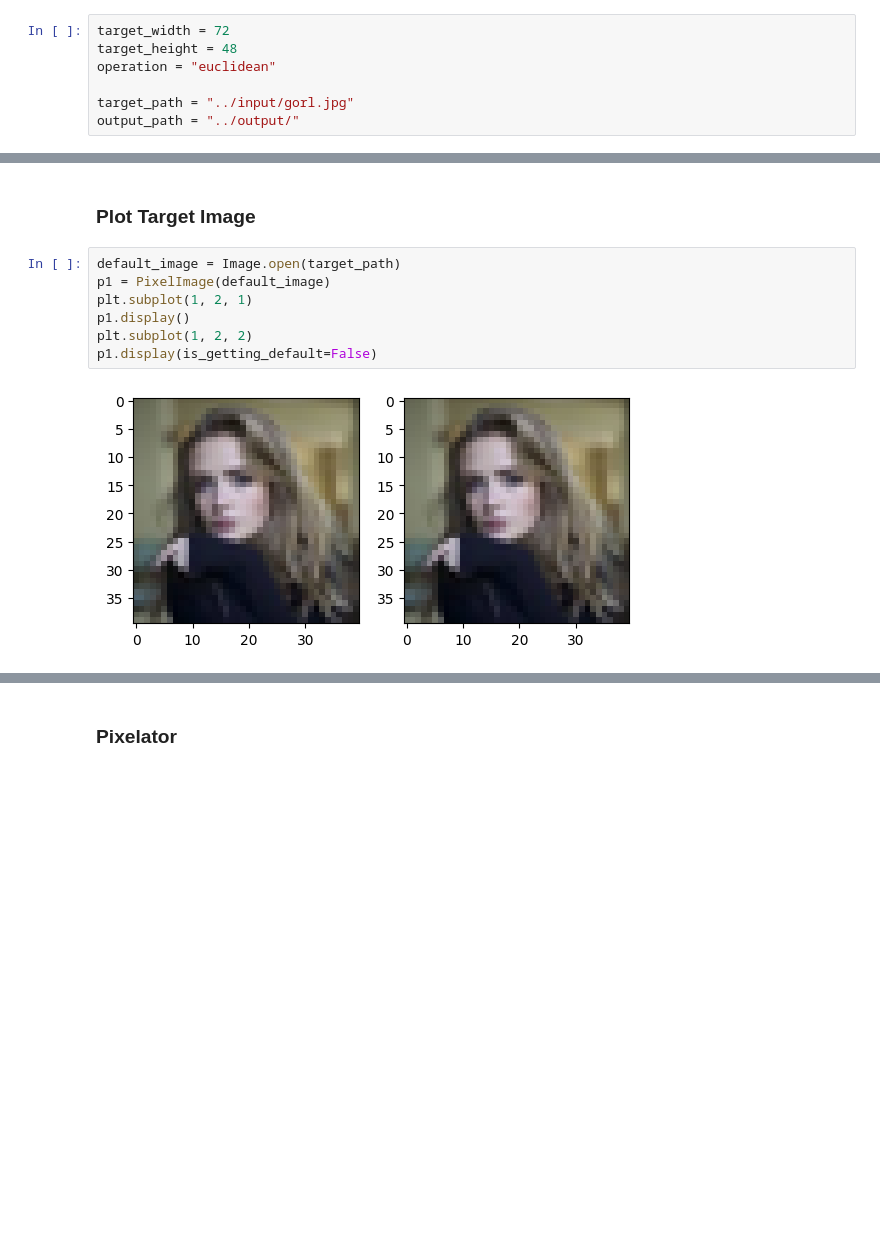
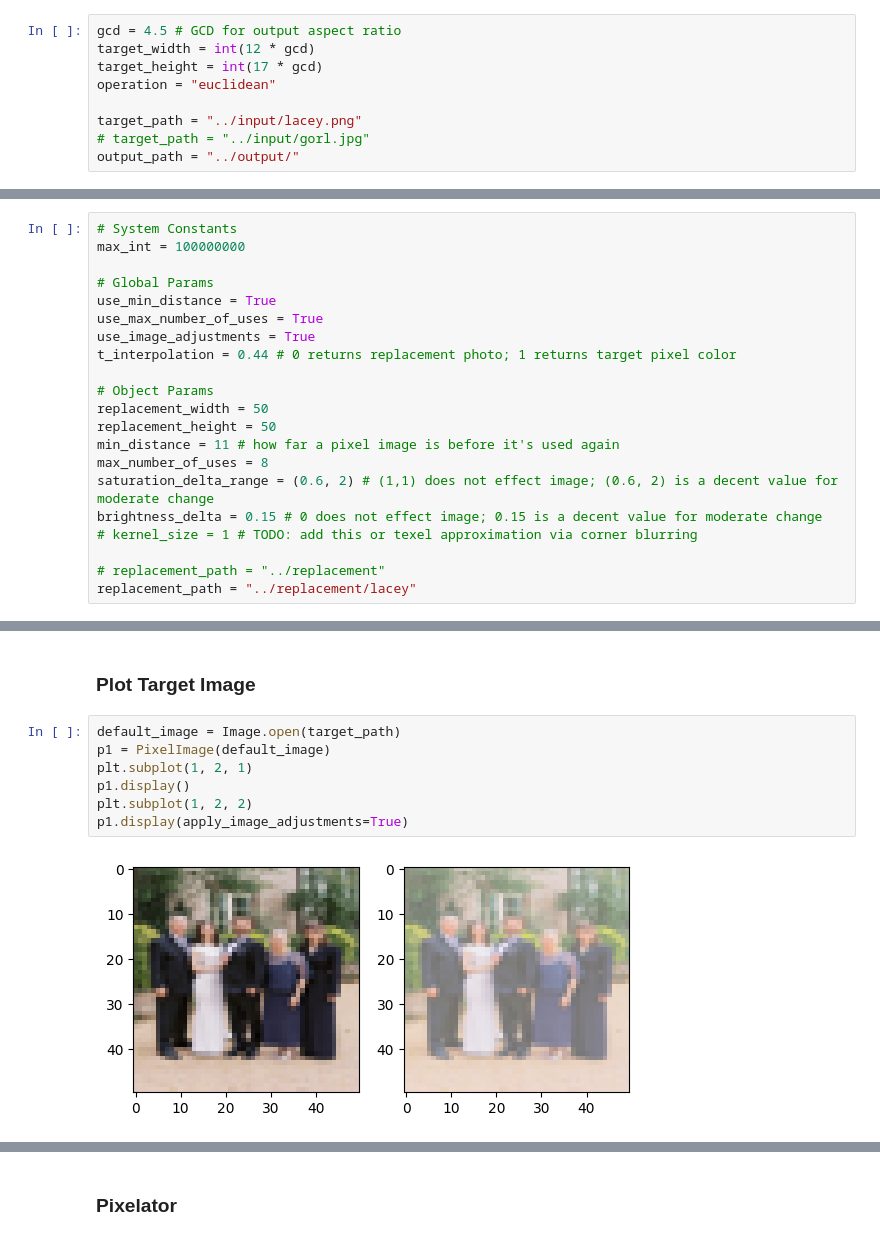
Before and after one commit to Wollbobaggins/Photo-Pixelate, a Jupyter notebook: source/Photo-Pixelate.ipynb, the cells around one changed output, grey strips where cells are left out. Drawn from its saved outputs; the diff is of its cells as text; blank space fills up the shorter version.

Commit message:
Added Color Interpolation
* added color interpolation
* added subtle documentation

```diff
--- a/source/Photo-Pixelate.ipynb
+++ b/source/Photo-Pixelate.ipynb
@@ -144,9 +152,11 @@ class PixelImage:
 # %% [markdown]
 ### Target Image Parameters
 # %%
-target_width = 72
-target_height = 48
+gcd = 4.5 # GCD for output aspect ratio
+target_width = int(12 * gcd)
+target_height = int(17 * gcd)
 operation = "euclidean"
 
-target_path = "../input/gorl.jpg"
+target_path = "../input/lacey.png"
+# target_path = "../input/gorl.jpg"
 output_path = "../output/"
@@ -174,3 +176,24 @@ replacement_path = "../replacement/photos"
+# %%
+# System Constants
+max_int = 100000000
+
+# Global Params
+use_min_distance = True
+use_max_number_of_uses = True
+use_image_adjustments = True
+t_interpolation = 0.44 # 0 returns replacement photo; 1 returns target pixel color
+
+# Object Params
+replacement_width = 50
+replacement_height = 50
+min_distance = 11 # how far a pixel image is before it's used again
+max_number_of_uses = 8
+saturation_delta_range = (0.6, 2) # (1,1) does not effect image; (0.6, 2) is a decent value for moderate change
+brightness_delta = 0.15 # 0 does not effect image; 0.15 is a decent value for moderate change
+# kernel_size = 1 # TODO: add this or texel approximation via corner blurring
+
+# replacement_path = "../replacement"
+replacement_path = "../replacement/lacey"
 # %%
 PixelImage.load_parameters(width=replacement_width,
                            height=replacement_height,
@@ -183,12 +206,12 @@ PixelImage.load_parameters(width=replacement_width,
 # %%
 default_image = Image.open(target_path)
 p1 = PixelImage(default_image)
 plt.subplot(1, 2, 1)
 p1.display()
 plt.subplot(1, 2, 2)
-p1.display(is_getting_default=False)
+p1.display(apply_image_adjustments=True)
 # %% [output]
-[figure, old version]
+[figure, new version]
 # %%
 default_image = default_image.resize((target_width, target_height))
 plt.imshow(default_image)
```
Also changed, not shown: parts of 11 cells of this notebook.
